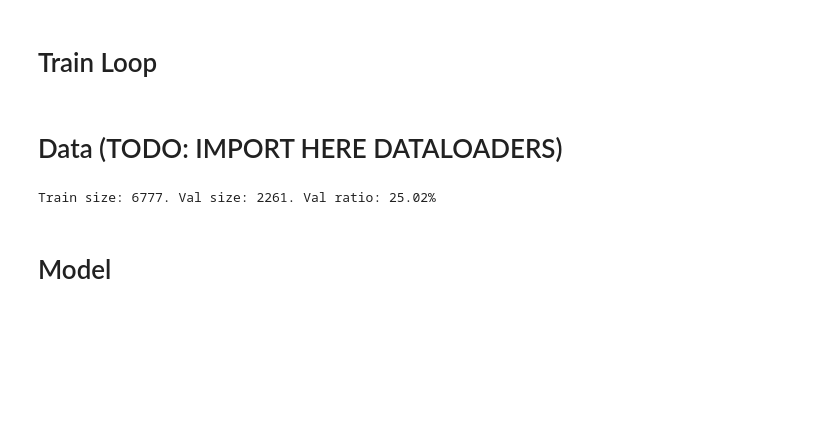
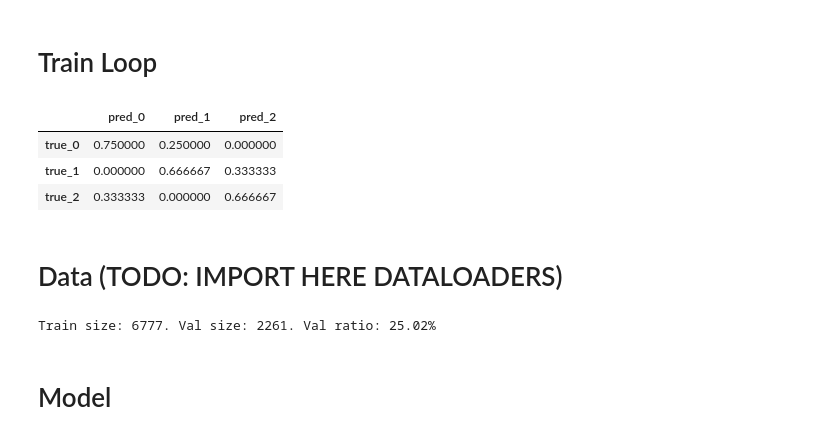
Before and after one commit to Maksim787/team-swan, a Jupyter notebook: pipeline/baseline_nn.ipynb, the cells around one changed output. Drawn from its saved outputs; the diff is of its cells as text; code cells hidden in the pictures; blank space fills up the shorter version.

```diff
--- a/pipeline/baseline_nn.ipynb
+++ b/pipeline/baseline_nn.ipynb
@@ -20,5 +18,20 @@ device(type='cuda', index=0)
 # %% [markdown]
 # Train Loop
+# %%
+from sklearn.metrics import confusion_matrix
+
+
+def get_confusion_matrix(predicted_labels, true_labels):
+    error_matrix = confusion_matrix(true_labels, predicted_labels, normalize='true')
+    return pd.DataFrame(error_matrix, index=[f'true_{i}' for i in range(3)], columns=[f'pred_{i}' for i in range(3)])
+
+
+get_confusion_matrix(np.array([0, 1, 2, 1, 0, 2, 0, 1, 2, 0]), np.array([0, 1, 2, 1, 0, 1, 2, 0, 2, 0]))
+# %% [output]
+|  | pred_0 | pred_1 | pred_2 |
+| true_0 | 0.750000 | 0.250000 | 0.000000 |
+| true_1 | 0.000000 | 0.666667 | 0.333333 |
+| true_2 | 0.333333 | 0.000000 | 0.666667 |
 # %%
 from timeit import default_timer as timer
 from IPython.display import clear_output
```
Also changed, not shown: parts of 4 cells of this notebook, 2 other files.
